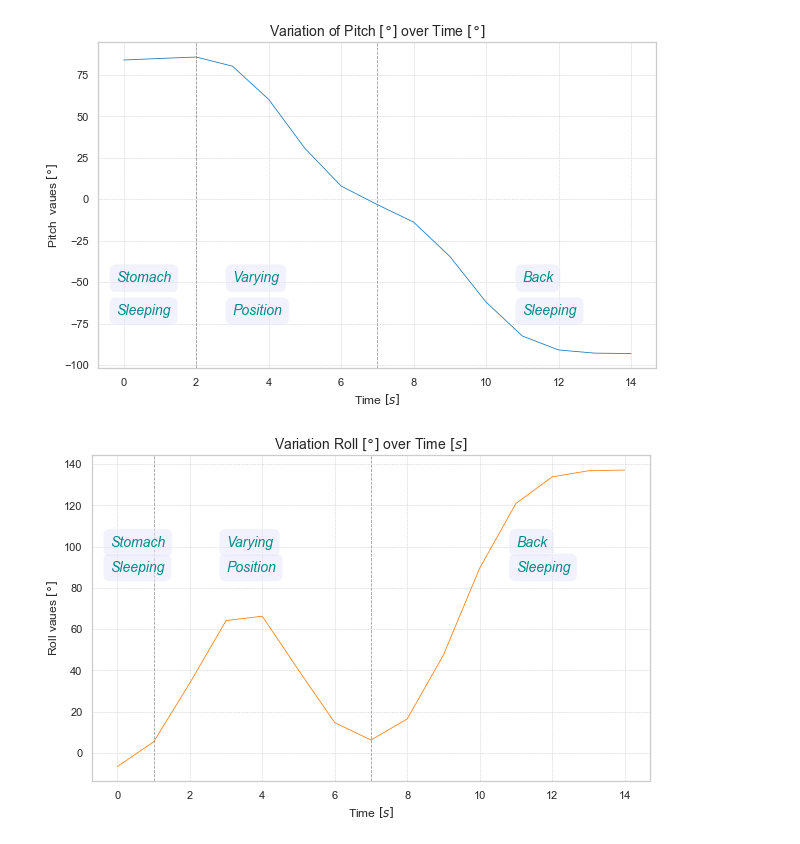
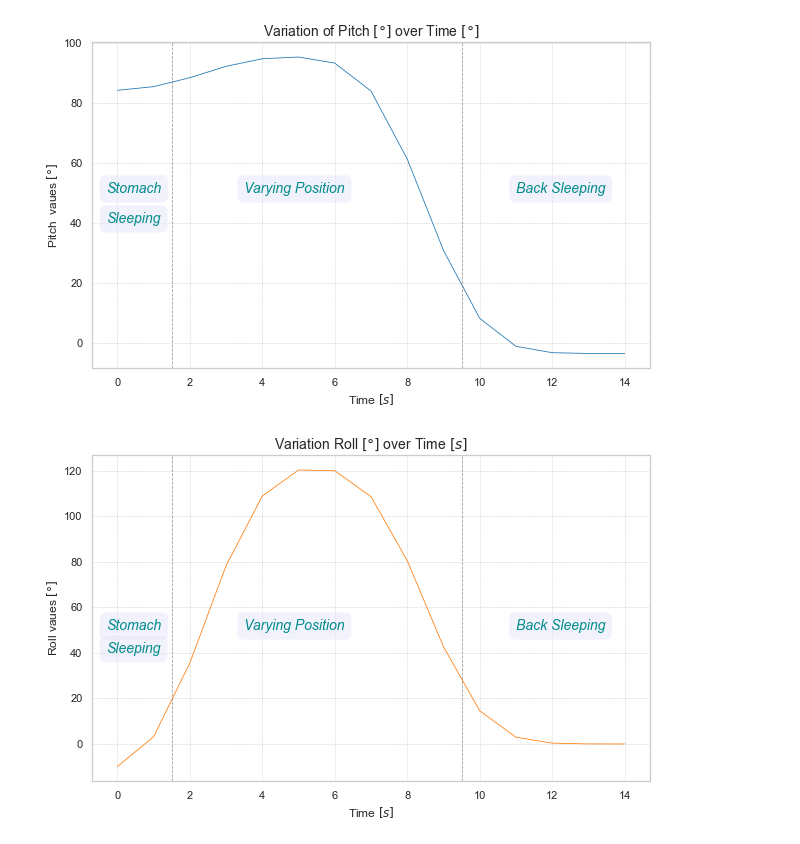
Before and after one commit to Ireneroda/Sleeping-Mask-project, a Jupyter notebook: AccelGyros/Position_data_analysis.ipynb, the cells around one changed output. Saved outputs shown, nothing was run; the diff lists cells and outputs as text; code cells hidden in the pictures.

```diff
--- a/AccelGyros/Position_data_analysis.ipynb
+++ b/AccelGyros/Position_data_analysis.ipynb
@@ -3,7 +3,7 @@ import pandas as pd
 
 
 # Load the CSV file
-data = pd.read_csv("position_data.csv")
+data = pd.read_csv("position_data1.csv")
 
 # Display the first few rows to verify the data
 print(data.head())
@@ -16,10 +16,6 @@ print(data.head())
 4  0.91  0.14 -0.09  95.56  123.20             NaN
 # %%
 data=data.drop('Sleep Position', axis=1, inplace=False)
-# %%
-data.loc[0] = [0.00, -0.00, 0.12, 83.73, -10]
-data.loc[1] = [0.00, -0.00, 0.12, 83.73, -10]
-#data
 # %%
 df=pd.DataFrame(data, columns=['Pitch', 'Roll'])
 df
@@ -128,19 +123,18 @@ plt.figure(figsize=(10, 6))  # Set the figure size
 
 plt.plot(data.index, y1_smooth, label='Pitch', color='tab:blue', linewidth=0.8)
 
+# Add a vertical dashed line at x = ...
+plt.axvline(x=1.5, color='tab:grey', linestyle='--', alpha= 0.8, linewidth=0.8)
 # Add a vertical dashed line at x = 1.2
-plt.axvline(x=2, color='tab:grey', linestyle='--', alpha= 0.8, linewidth=0.8)
-# Add a vertical dashed line at x = 1.2
-plt.axvline(x=7, color='tab:grey', linestyle='--', alpha= 0.8, linewidth=0.8)
+plt.axvline(x=9.5, color='tab:grey', linestyle='--', alpha= 0.8, linewidth=0.8)
 # Add text at a specific point (for example at x=2, y=4)
-plt.text(-0.2,-50, "Stomach", fontsize=14, style='italic', color='darkcyan', bbox=dict(facecolor='lavender', alpha=0.5, boxstyle='round,pad=0.5'))
-plt.text(-0.2,-70, "Sleeping", fontsize=14, style='italic', color='darkcyan', bbox=dict(facecolor='lavender', alpha=0.5, boxstyle='round,pad=0.5'))
+plt.text(-0.3,50, "Stomach", fontsize=14, style='italic', color='darkcyan', bbox=dict(facecolor='lavender', alpha=0.5, boxstyle='round,pad=0.5'))
+plt.text(-0.3,40, "Sleeping", fontsize=14, style='italic', color='darkcyan', bbox=dict(facecolor='lavender', alpha=0.5, boxstyle='round,pad=0.5'))
 
-plt.text(3,-50, "Varying", fontsize=14, style='italic', color='darkcyan', bbox=dict(facecolor='lavender', alpha=0.5, boxstyle='round,pad=0.5'))
-plt.text(3,-70, "Position", fontsize=14, style='italic', color='darkcyan', bbox=dict(facecolor='lavender', alpha=0.5, boxstyle='round,pad=0.5'))
+plt.text(3.5,50, "Varying Position", fontsize=14, style='italic', color='darkcyan', bbox=dict(facecolor='lavender', alpha=0.5, boxstyle='round,pad=0.5'))
 
-plt.text(11,-50, "Back", fontsize=14, style='italic', color='darkcyan', bbox=dict(facecolor='lavender', alpha=0.5, boxstyle='round,pad=0.5'))
-plt.text(11,-70, "Sleeping", fontsize=14, style='italic', color='darkcyan', bbox=dict(facecolor='lavender', alpha=0.5, boxstyle='round,pad=0.5'))
+plt.text(11,50, "Back Sleeping", fontsize=14, style='italic', color='darkcyan', bbox=dict(facecolor='lavender', alpha=0.5, boxstyle='round,pad=0.5'))
+
 
 
 # Adding title and labels
@@ -162,7 +156,7 @@ plt.savefig("PitchVar_time.png")   # Save as PNG
 
 plt.show()
 # %% [output]
-[figure, old version]
+[figure, new version]
 # %%
 from scipy.ndimage import gaussian_filter
 
@@ -177,40 +171,40 @@ sns.set(style='whitegrid')
 plt.figure(figsize=(10, 6))  # Set the figure size
 
 
 plt.plot(data.index, y2_smooth, label='Roll', color='tab:orange', linewidth=0.8)
+
+# Add a vertical dashed line at x = ...
+plt.axvline(x=1.5, color='tab:grey', linestyle='--', alpha= 0.8, linewidth=0.8)
 # Add a vertical dashed line at x = 1.2
-plt.axvline(x=1, color='tab:grey', linestyle='--', alpha= 0.8, linewidth=0.8)
-# Add a vertical dashed line at x = 1.2
-plt.axvline(x=7, color='tab:grey', linestyle='--', alpha= 0.8, linewidth=0.8)
+plt.axvline(x=9.5, color='tab:grey', linestyle='--', alpha= 0.8, linewidth=0.8)
 # Add text at a specific point (for example at x=2, y=4)
-plt.text(-0.2,100, "Stomach", fontsize=14, style='italic', color='darkcyan', bbox=dict(facecolor='lavender', alpha=0.5, boxstyle='round,pad=0.5'))
-plt.text(-0.2,88, "Sleeping", fontsize=14, style='italic', color='darkcyan', bbox=dict(facecolor='lavender', alpha=0.5, boxstyle='round,pad=0.5'))
+plt.text(-0.3,50, "Stomach", fontsize=14, style='italic', color='darkcyan', bbox=dict(facecolor='lavender', alpha=0.5, boxstyle='round,pad=0.5'))
+plt.text(-0.3,40, "Sleeping", fontsize=14, style='italic', color='darkcyan', bbox=dict(facecolor='lavender', alpha=0.5, boxstyle='round,pad=0.5'))
 
-plt.text(3,100, "Varying", fontsize=14, style='italic', color='darkcyan', bbox=dict(facecolor='lavender', alpha=0.5, boxstyle='round,pad=0.5'))
-plt.text(3,88, "Position", fontsize=14, style='italic', color='darkcyan', bbox=dict(facecolor='lavender', alpha=0.5, boxstyle='round,pad=0.5'))
+plt.text(3.5,50, "Varying Position", fontsize=14, style='italic', color='darkcyan', bbox=dict(facecolor='lavender', alpha=0.5, boxstyle='round,pad=0.5'))
 
-plt.text(11,100, "Back", fontsize=14, style='italic', color='darkcyan', bbox=dict(facecolor='lavender', alpha=0.5, boxstyle='round,pad=0.5'))
-plt.text(11,88, "Sleeping", fontsize=14, style='italic', color='darkcyan', bbox=dict(facecolor='lavender', alpha=0.5, boxstyle='round,pad=0.5'))
+plt.text(11,50, "Back Sleeping", fontsize=14, style='italic', color='darkcyan', bbox=dict(facecolor='lavender', alpha=0.5, boxstyle='round,pad=0.5'))
+
 
 
 # Adding title and labels
 plt.title('Variation Roll $[°]$ over Time $[s]$', fontsize=14)
 plt.xlabel('Time $[s]$', fontsize=12)  # X-axis label
 plt.ylabel('Roll vaues $[°]$', fontsize=12)  # Y-axis label
 # Add a grid for better readability
 plt.grid(True, which='both', linestyle='--', linewidth=0.5)
 
 # Display legend
 #plt.legend()
 
 # Show the plot
 plt.grid(True)
 
 # Save the plot
 plt.savefig("RollVar_time.svg")   # Save as SVG
 plt.savefig("RollVar_time.png")   # Save as PNG
 
 
 plt.show()
 # %% [output]
-[figure, old version]
+[figure, new version]
```
Also changed, not shown: parts of 3 cells of this notebook, 9 other files.
